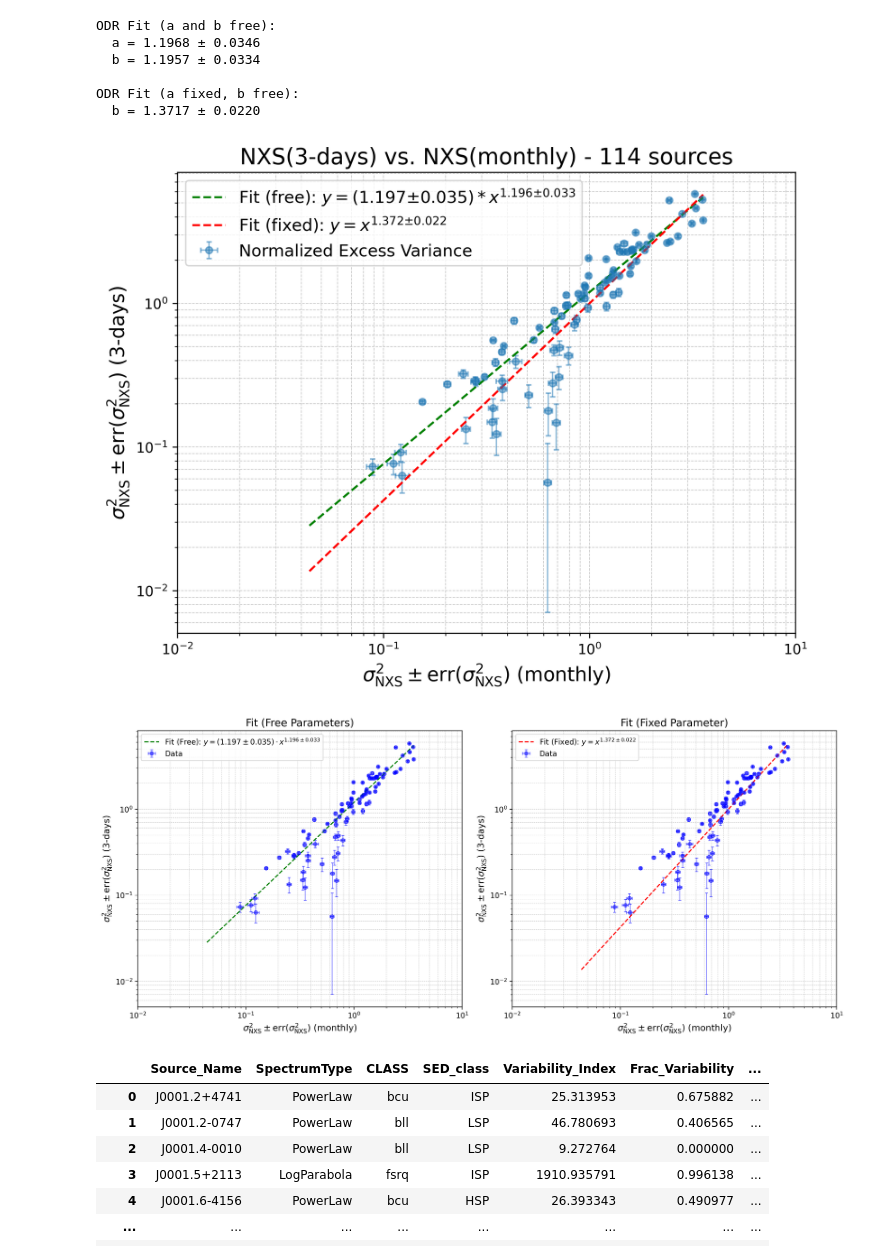
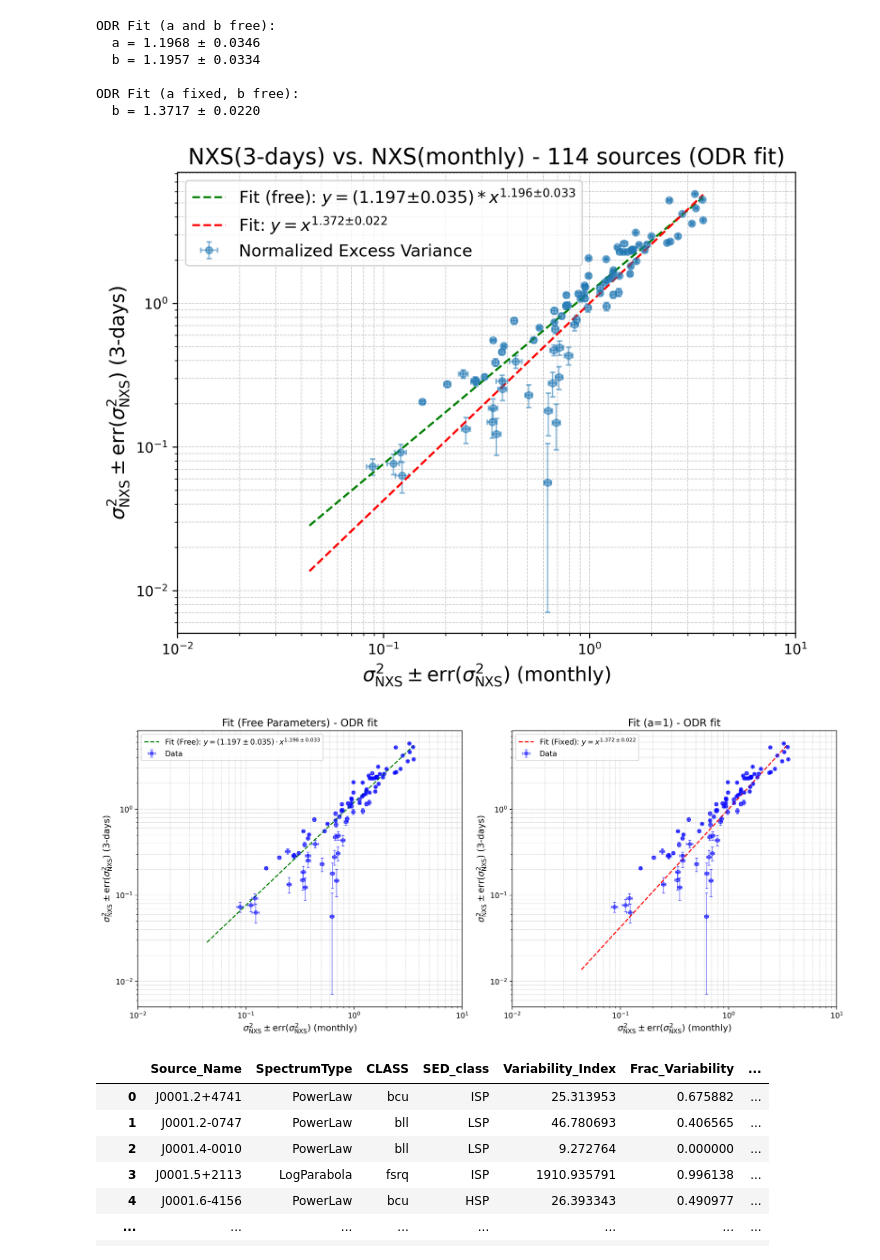
Before and after one commit to luanapassosreis/CTA_AGN_Pop_Variability, a Jupyter notebook: 4LAC_variability_analysis/main.ipynb, the cells around one changed output. Drawn from its saved outputs; the diff is of its cells as text; code cells hidden in the pictures.

```diff
--- a/4LAC_variability_analysis/main.ipynb
+++ b/4LAC_variability_analysis/main.ipynb
@@ -761,27 +761,27 @@ ODR Fit (a fixed, b free):
 # %%
 plt.figure(figsize=(8, 6), dpi=300)
 plt.errorbar(x, y, xerr=xerr, yerr=yerr, fmt='o', markersize=5, alpha=0.5,
              label='Normalized Excess Variance', capsize=2, elinewidth=1, capthick=1.2)
 
 plt.plot(x_fit, y_fit_free, label=f'Fit (free): $y = ({a_free:.3f} ± {a_free_err:.3f}) * x^{{{b_free:.3f} ± {b_free_err:.3f}}}$', color='green', linestyle='--')
-plt.plot(x_fit, y_fit_fixed, label=f'Fit (fixed): $y = x^{{{a_fixed:.3f} ± {a_fixed_err:.3f}}}$', color='red', linestyle='--')
+plt.plot(x_fit, y_fit_fixed, label=f'Fit: $y = x^{{{a_fixed:.3f} ± {a_fixed_err:.3f}}}$', color='red', linestyle='--')
 
 plt.xlabel('$\sigma_{\mathrm{NXS}}^{2} \pm \mathrm{err}(\sigma_{\mathrm{NXS}}^{2})$ (monthly)', fontsize=14)
 plt.ylabel('$\sigma_{\mathrm{NXS}}^{2} \pm \mathrm{err}(\sigma_{\mathrm{NXS}}^{2})$ (3-days)', fontsize=14)
-plt.title(f'NXS(3-days) vs. NXS(monthly) - {len(x)} sources', fontsize=16)
+plt.title(f'NXS(3-days) vs. NXS(monthly) - {len(x)} sources (ODR fit)', fontsize=16)
 
 plt.xscale('log')
 plt.yscale('log')
 
 plt.xlim(1e-2, 1e1)
 
 plt.grid(visible=True, which="both", linestyle='--', linewidth=0.5, alpha=0.7)
 plt.legend(fontsize=12)
 
 plt.savefig('plots/selected_log_fit_ODR.png', dpi=300)
 plt.show()
 # %% [output]
-[figure, old version]
+[figure, new version]
 # %%
 # Define figure dimensions
 fig, axes = plt.subplots(1, 2, figsize=(14, 6), dpi=300, constrained_layout=True)
@@ -796,7 +796,7 @@ axes[0].set_yscale('log')
 axes[0].set_xlim(1e-2, 1e1)
 axes[0].set_xlabel('$\sigma_{\mathrm{NXS}}^{2} \pm \mathrm{err}(\sigma_{\mathrm{NXS}}^{2})$ (monthly)', fontsize=12)
 axes[0].set_ylabel('$\sigma_{\mathrm{NXS}}^{2} \pm \mathrm{err}(\sigma_{\mathrm{NXS}}^{2})$ (3-days)', fontsize=12)
-axes[0].set_title('Fit (Free Parameters)', fontsize=14)
+axes[0].set_title('Fit (Free Parameters) - ODR fit', fontsize=14)
 axes[0].legend(fontsize=10)
 axes[0].grid(visible=True, which="both", linestyle='--', linewidth=0.5, alpha=0.7)
 
@@ -810,7 +810,7 @@ axes[1].set_yscale('log')
 axes[1].set_xlim(1e-2, 1e1)
 axes[1].set_xlabel('$\sigma_{\mathrm{NXS}}^{2} \pm \mathrm{err}(\sigma_{\mathrm{NXS}}^{2})$ (monthly)', fontsize=12)
 axes[1].set_ylabel('$\sigma_{\mathrm{NXS}}^{2} \pm \mathrm{err}(\sigma_{\mathrm{NXS}}^{2})$ (3-days)', fontsize=12)
-axes[1].set_title('Fit (Fixed Parameter)', fontsize=14)
+axes[1].set_title('Fit (a=1) - ODR fit', fontsize=14)
 axes[1].legend(fontsize=10)
 axes[1].grid(visible=True, which="both", linestyle='--', linewidth=0.5, alpha=0.7)
 
@@ -818,7 +818,7 @@ axes[1].grid(visible=True, which="both", linestyle='--', linewidth=0.5, alpha=0.
 plt.savefig('plots/separate_fits_ODR.png', dpi=300)
 plt.show()
 # %% [output]
-[figure, old version]
+[figure, new version]
 # %%
 ## bootstrap - 80% / 90% of points many times
 # %%
```
Also changed, not shown: parts of 5 cells of this notebook, 7 other files.
